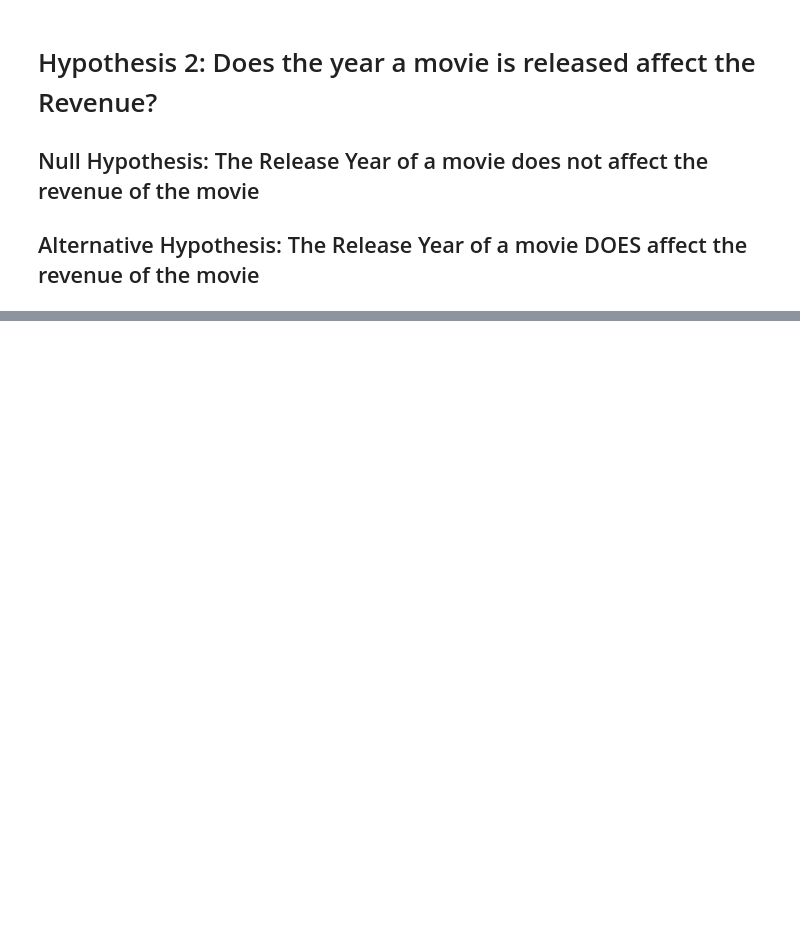
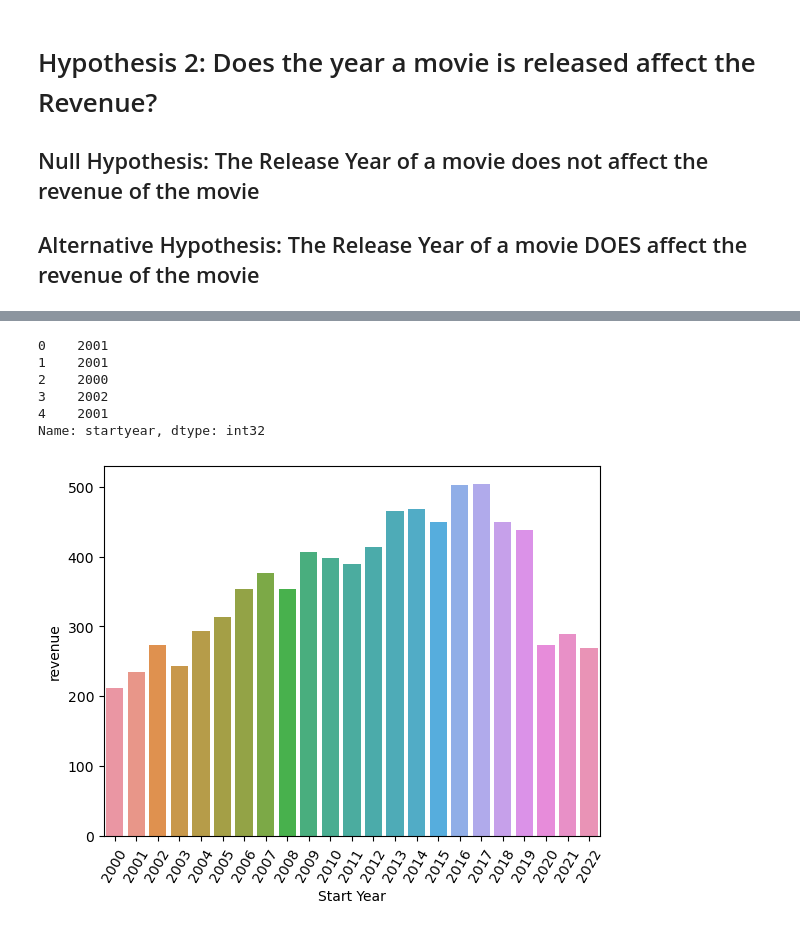
Before and after one commit to BrianArradondo/Movie-Profitability-Project, a Jupyter notebook: Project 3 Part 4 Brian Arradondo.ipynb, the cells around one changed output, grey strips where cells are left out. Drawn from its saved outputs; the diff is of its cells as text; code cells hidden in the pictures; blank space fills up the shorter version.

```diff
--- a/Project 3 Part 4 Brian Arradondo.ipynb
+++ b/Project 3 Part 4 Brian Arradondo.ipynb
@@ -338,0 +329,8 @@ df.head()
+# %%
+q = """SELECT tmdb_data_api.revenue, title_basics.startyear
+FROM tmdb_data_api
+JOIN title_basics ON tmdb_data_api.imdb_id = title_basics.tconst
+WHERE tmdb_data_api.revenue > 0;"""
+df1 = pd.read_sql(q, engine)
+
+df1.head()
@@ -338,0 +344,17 @@ df.head()
+# %%
+df1["startyear"] = df1["startyear"].astype(int)
+df1["startyear"].head()
+# %% [output]
+0    2001
+1    2001
+2    2000
+3    2002
+4    2001
+Name: startyear, dtype: int32
+# %%
+ax = sns.countplot(data=df1, x = "startyear")
+plt.xticks(rotation=60)
+ax.set_ylabel("revenue")
+ax.set_xlabel("Start Year");
+# %% [output]
+[figure, added]
```
Also changed, not shown: parts of 2 cells of this notebook.
